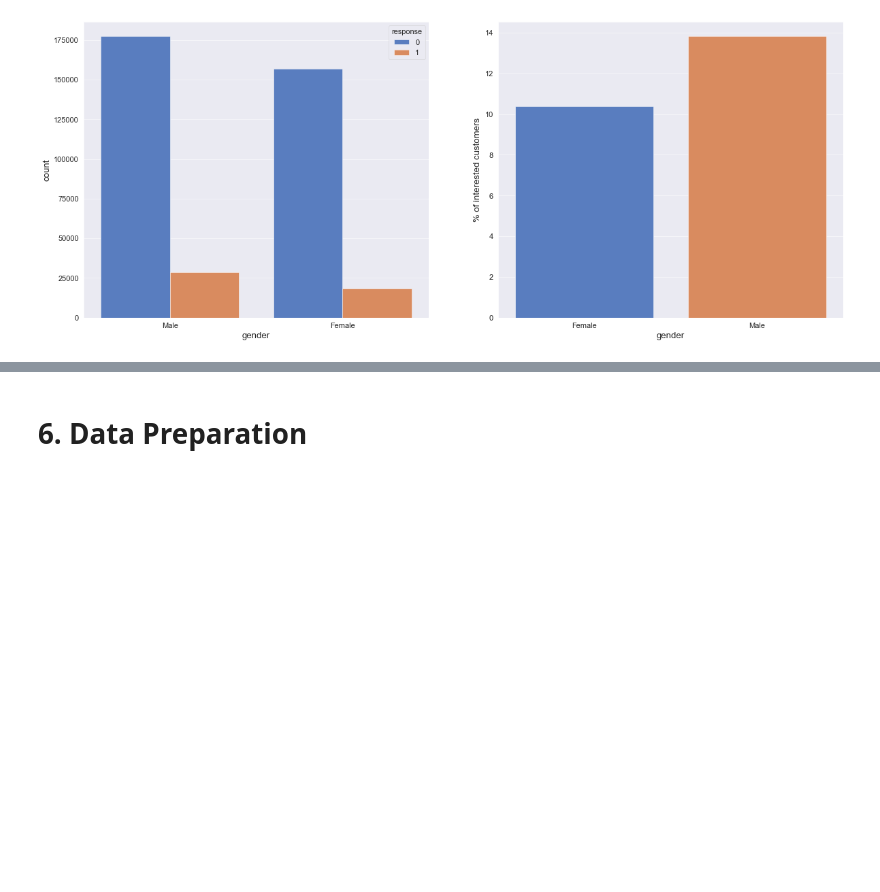
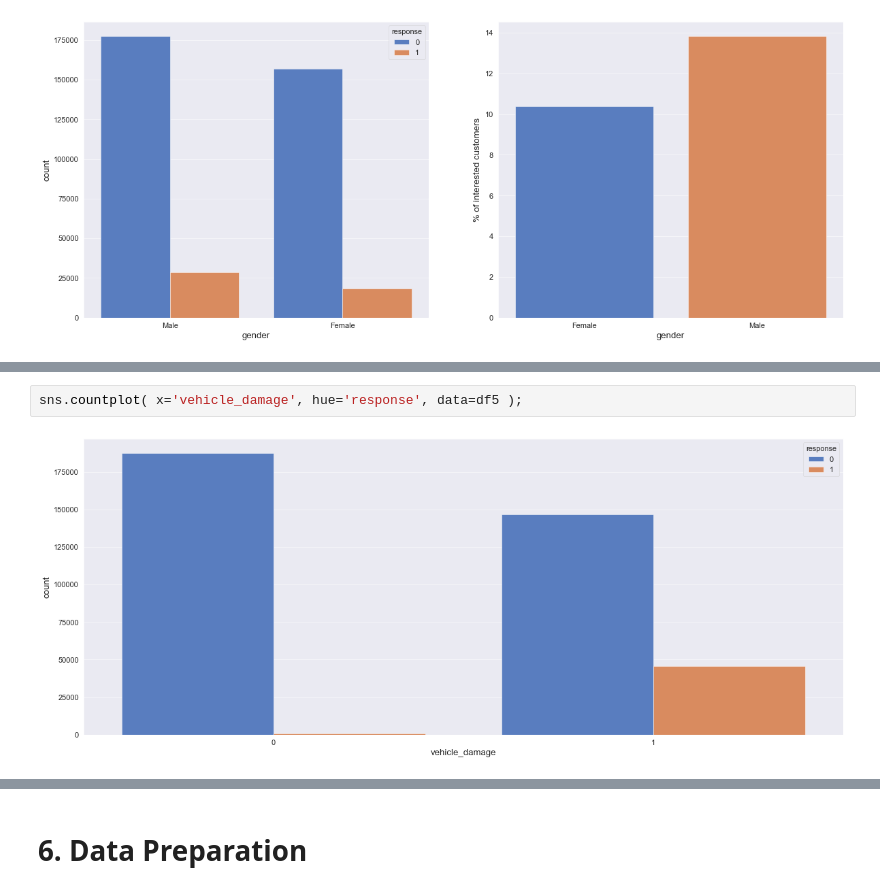
Before and after one commit to Gutscs/Health-Insurance-Cross-Sell, a Jupyter notebook: HealthInsurance.ipynb, the cells around one changed output, grey strips where cells are left out. Drawn from its saved outputs; the diff is of its cells as text; blank space fills up the shorter version.

```diff
--- a/HealthInsurance.ipynb
+++ b/HealthInsurance.ipynb
@@ -659,0 +741,4 @@ sns.barplot( x='gender', y='% of interested customers', data=df_aux );
+# %%
+sns.countplot( x='vehicle_damage', hue='response', data=df5 );
+# %% [output]
+[figure, added]
```
Also changed, not shown: parts of 27 cells of this notebook.
